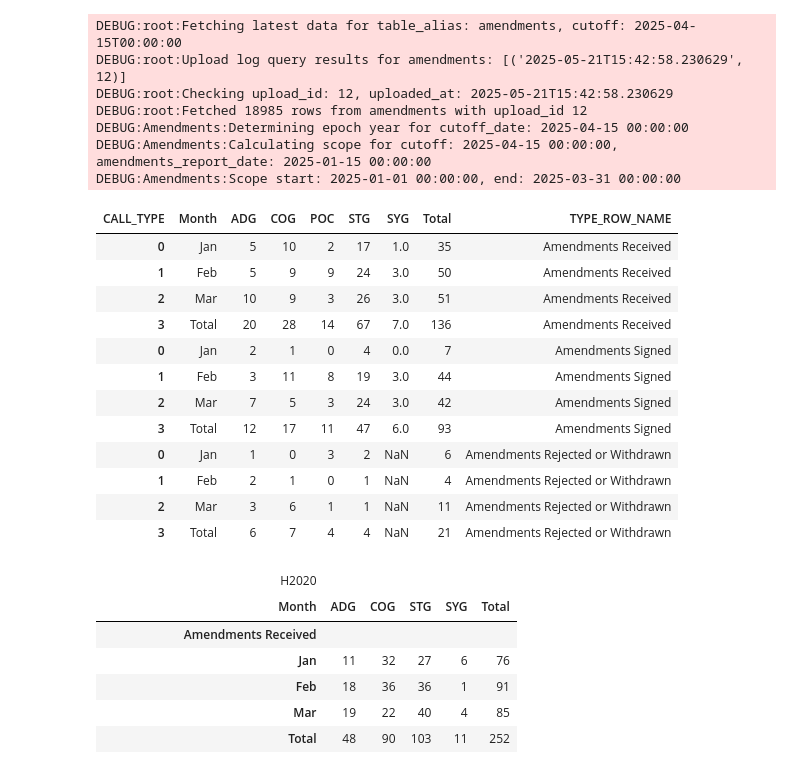
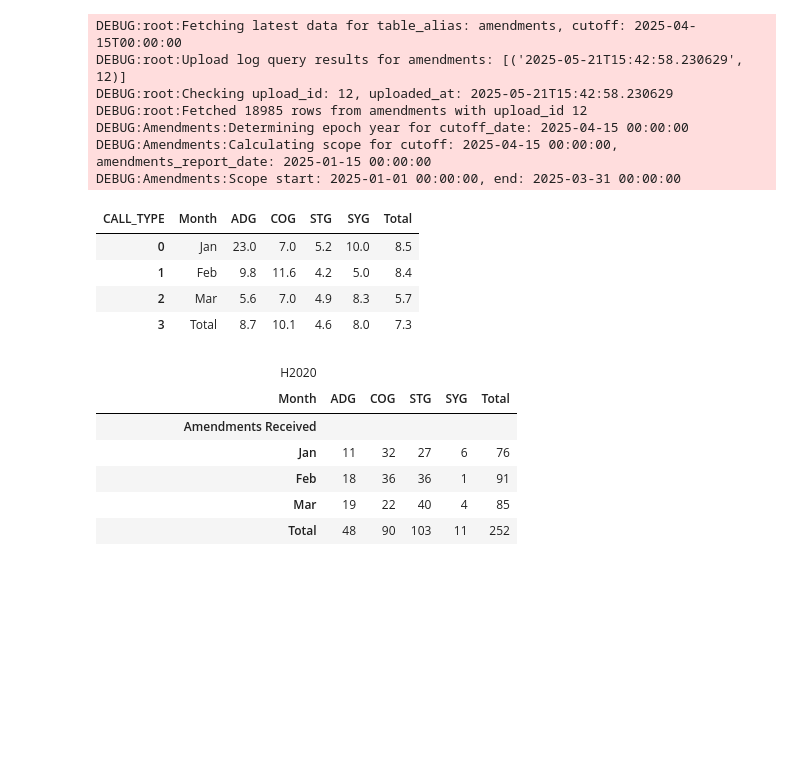
Before and after one commit to vinciliba/QuarterlyReport, a Jupyter notebook: amendments.ipynb, the cells around one changed output. Cells and saved outputs as stored; diff of their text form; code cells hidden in the pictures; blank space fills up the shorter version.

```diff
--- a/amendments.ipynb
+++ b/amendments.ipynb
@@ -746,21 +746,13 @@ pivot_signed_he, pivot_tta_he = table_signed_function(
     epoch_year=epoch_year
  )
 # %%
-amd_He_overview
+pivot_tta_h2020
 # %% [output]
-| CALL_TYPE | Month | ADG | COG | POC | STG | SYG | Total | TYPE_ROW_NAME |
-| 0 | Jan | 5 | 10 | 2 | 17 | 1.0 | 35 | Amendments Received |
-| 1 | Feb | 5 | 9 | 9 | 24 | 3.0 | 50 | Amendments Received |
-| 2 | Mar | 10 | 9 | 3 | 26 | 3.0 | 51 | Amendments Received |
-| 3 | Total | 20 | 28 | 14 | 67 | 7.0 | 136 | Amendments Received |
-| 0 | Jan | 2 | 1 | 0 | 4 | 0.0 | 7 | Amendments Signed |
-| 1 | Feb | 3 | 11 | 8 | 19 | 3.0 | 44 | Amendments Signed |
-| 2 | Mar | 7 | 5 | 3 | 24 | 3.0 | 42 | Amendments Signed |
-| 3 | Total | 12 | 17 | 11 | 47 | 6.0 | 93 | Amendments Signed |
-| 0 | Jan | 1 | 0 | 3 | 2 | NaN | 6 | Amendments Rejected or Withdrawn |
-| 1 | Feb | 2 | 1 | 0 | 1 | NaN | 4 | Amendments Rejected or Withdrawn |
-| 2 | Mar | 3 | 6 | 1 | 1 | NaN | 11 | Amendments Rejected or Withdrawn |
-| 3 | Total | 6 | 7 | 4 | 4 | NaN | 21 | Amendments Rejected or Withdrawn |
+| CALL_TYPE | Month | ADG | COG | STG | SYG | Total |
+| 0 | Jan | 23.0 | 7.0 | 5.2 | 10.0 | 8.5 |
+| 1 | Feb | 9.8 | 11.6 | 4.2 | 5.0 | 8.4 |
+| 2 | Mar | 5.6 | 7.0 | 4.9 | 8.3 | 5.7 |
+| 3 | Total | 8.7 | 10.1 | 4.6 | 8.0 | 7.3 |
 # %%
 total_rows_indices = amd_H2020_overview.reset_index().query('Month == "Total"').index.tolist()
 outline_b = '2px'
```
Also changed, not shown: parts of 3 cells of this notebook, 2 other files.
